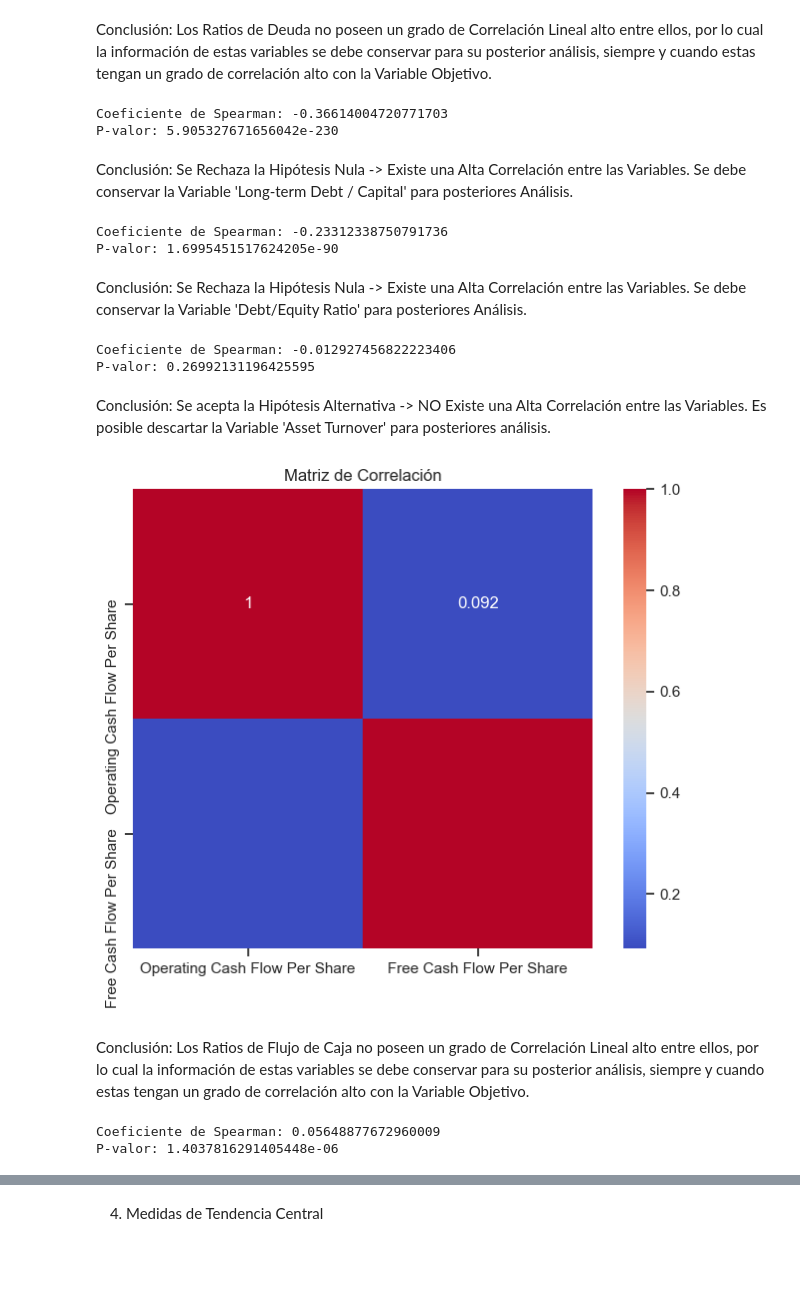
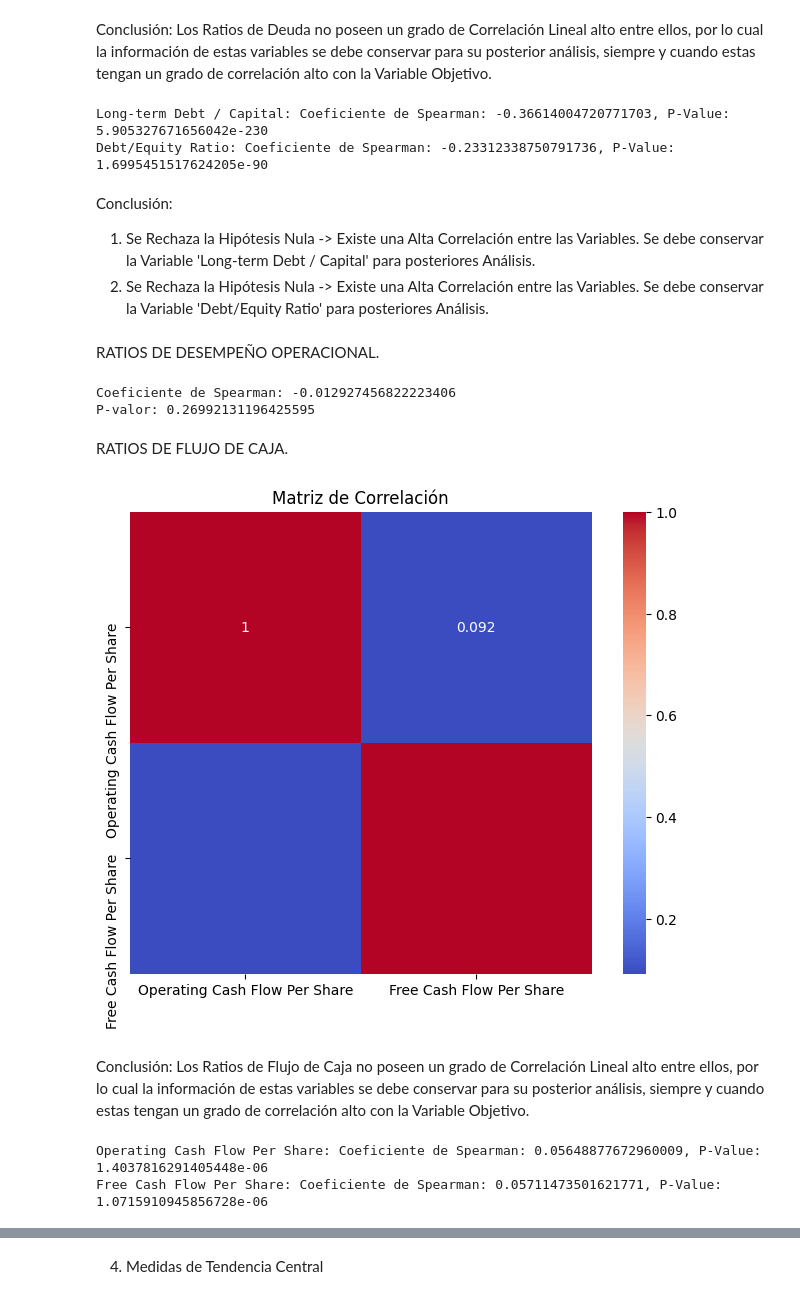
Before and after one commit to jfdonosom/Notebooks, a Jupyter notebook: Preentrega_DSII_Donoso_Mendieta.ipynb, the cells around one changed output, grey strips where cells are left out. Drawn from its saved outputs; the diff is of its cells as text; code cells hidden in the pictures; blank space fills up the shorter version.

```diff
--- a/Preentrega_DSII_Donoso_Mendieta.ipynb
+++ b/Preentrega_DSII_Donoso_Mendieta.ipynb
@@ -625,10 +633,3 @@ df.describe(include='string')
 | unique | 1377 | 7 | 11 | 678 |
 | top | Chevron Corporation | Media Inferior | Consumer Staples | DTE |
 | freq | 20 | 1495 | 1268 | 40 |
-# %%
-sns.set_theme(style="ticks")
-
-df1 = df[['Sector','Gross Margin',
-       'Operating Margin', 'EBIT Margin', 'EBITDA Margin',
-       'Pre-Tax Profit Margin', 'Net Profit Margin']]
-sns.pairplot(df1, hue='Sector')
@@ -817,28 +768,19 @@ plt.show()
 Conclusión: Los Ratios de Deuda no poseen un grado de Correlación Lineal alto entre ellos, por lo cual la información de estas variables se debe conservar para su posterior análisis, siempre y cuando estas tengan un grado de correlación alto con la Variable Objetivo.
 # %%
 # Coeficiente de Spearman
-# Correlación Deuda Largo Plazo sobre Capital con Variable Objetivo.
-
-coeficiente, p_value = stats.spearmanr(df['Long-term Debt / Capital'], df['Rating_OE'])
-print("Coeficiente de Spearman:", coeficiente)
-print("P-valor:", p_value)
+# Correlación Ratios de Deuda con Variable Objetivo.
+for column in df_deuda:
+    coeficiente, p_value = stats.spearmanr(df[column], df['Rating_OE'])
+    print(f'{column}: Coeficiente de Spearman: {coeficiente}, P-Value: {p_value}')
 # %% [output]
-Coeficiente de Spearman: -0.36614004720771703
-P-valor: 5.905327671656042e-230
+Long-term Debt / Capital: Coeficiente de Spearman: -0.36614004720771703, P-Value: 5.905327671656042e-230
+Debt/Equity Ratio: Coeficiente de Spearman: -0.23312338750791736, P-Value: 1.6995451517624205e-90
 # %% [markdown]
-Conclusión: Se Rechaza la Hipótesis Nula -> Existe una Alta Correlación entre las Variables. Se debe conservar la Variable 'Long-term Debt / Capital' para posteriores Análisis.
+Conclusión:
+1. Se Rechaza la Hipótesis Nula -> Existe una Alta Correlación entre las Variables. Se debe conservar la Variable 'Long-term Debt / Capital' para posteriores Análisis.
+2. Se Rechaza la Hipótesis Nula -> Existe una Alta Correlación entre las Variables. Se debe conservar la Variable 'Debt/Equity Ratio' para posteriores Análisis.
-# %%
-# Coeficiente de Spearman
-# Correlación Deuda sobre Capital con Variable Objetivo.
-
-coeficiente, p_value = stats.spearmanr(df['Debt/Equity Ratio'], df['Rating_OE'])
-print("Coeficiente de Spearman:", coeficiente)
-print("P-valor:", p_value)
-# %% [output]
-Coeficiente de Spearman: -0.23312338750791736
-P-valor: 1.6995451517624205e-90
-# %% [markdown]
-Conclusión: Se Rechaza la Hipótesis Nula -> Existe una Alta Correlación entre las Variables. Se debe conservar la Variable 'Debt/Equity Ratio' para posteriores Análisis.
+# %% [markdown]
+RATIOS DE DESEMPEÑO OPERACIONAL.
 # %%
 # Coeficiente de Spearman
 # Correlación Ratio de Desempeño Operacional con Variable Objetivo.
@@ -849,31 +791,30 @@ print("P-valor:", p_value)
 # %% [output]
 Coeficiente de Spearman: -0.012927456822223406
 P-valor: 0.26992131196425595
-# %% [markdown]
-Conclusión: Se acepta la Hipótesis Alternativa -> NO Existe una Alta Correlación entre las Variables. Es posible descartar la Variable 'Asset Turnover' para posteriores análisis.
+# %% [markdown]
+RATIOS DE FLUJO DE CAJA.
 # %%
 # Coeficiente de Pearson.
 # Correlación entre Ratios de Flujo de Caja.
-df_margin = df[['Operating Cash Flow Per Share','Free Cash Flow Per Share']]
-matriz_corr = df_margin.corr()
+df_flujo_caja = df[['Operating Cash Flow Per Share','Free Cash Flow Per Share']]
+matriz_corr = df_flujo_caja.corr()
 
 # Gráfico de correlación
 plt.figure(figsize=(8, 6))
 sns.heatmap(matriz_corr, annot=True, cmap='coolwarm', square=True)
 plt.title('Matriz de Correlación')
 plt.show()
 # %% [output]
-[figure, old version]
+[figure, new version]
 # %% [markdown]
 Conclusión: Los Ratios de Flujo de Caja no poseen un grado de Correlación Lineal alto entre ellos, por lo cual la información de estas variables se debe conservar para su posterior análisis, siempre y cuando estas tengan un grado de correlación alto con la Variable Objetivo.
 # %%
 # Coeficiente de Spearman
-# Correlación Flujo de Caja por Acción con Variable Objetivo.
-
-coeficiente, p_value = stats.spearmanr(df['Operating Cash Flow Per Share'], df['Rating_OE'])
-print("Coeficiente de Spearman:", coeficiente)
-print("P-valor:", p_value)
+# Correlación Ratios de Flujo de Caja con Variable Objetivo.
+for column in df_flujo_caja:
+    coeficiente, p_value = stats.spearmanr(df[column], df['Rating_OE'])
+    print(f'{column}: Coeficiente de Spearman: {coeficiente}, P-Value: {p_value}')
 # %% [output]
-Coeficiente de Spearman: 0.05648877672960009
-P-valor: 1.4037816291405448e-06
+Operating Cash Flow Per Share: Coeficiente de Spearman: 0.05648877672960009, P-Value: 1.4037816291405448e-06
+Free Cash Flow Per Share: Coeficiente de Spearman: 0.05711473501621771, P-Value: 1.0715910945856728e-06
 # %% [markdown]
```
Also changed, not shown: parts of 156 cells of this notebook.
